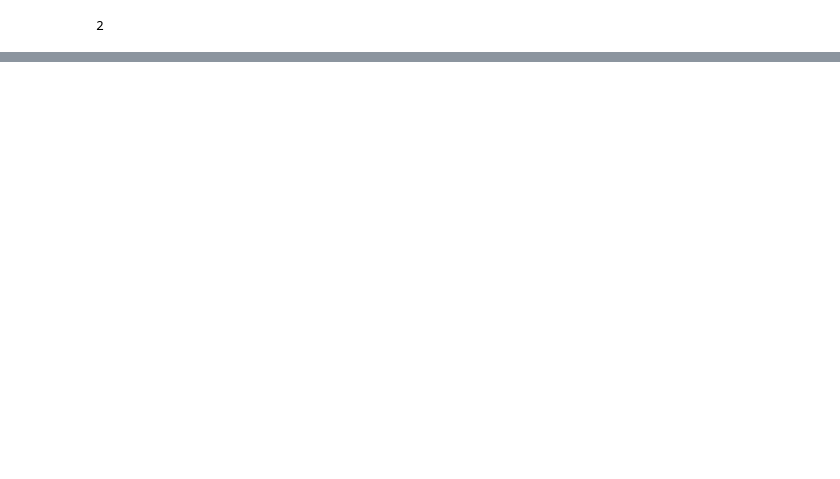
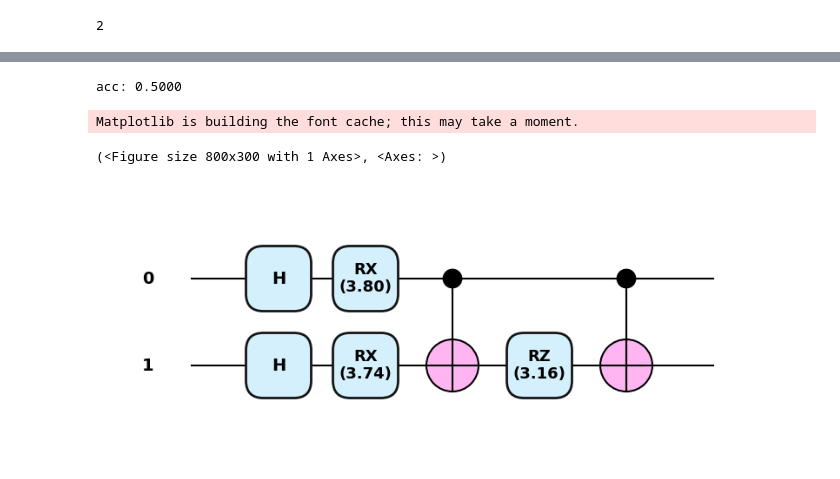
Before and after one commit to sebkaz-teaching/qml2025, a Jupyter notebook: cwiczenia/cw5.ipynb, the cells around one changed output, grey strips where cells are left out. Drawn from its saved outputs; the diff is of its cells as text; code cells hidden in the pictures; blank space fills up the shorter version.

```diff
--- a/cwiczenia/cw5.ipynb
+++ b/cwiczenia/cw5.ipynb
@@ -186,0 +287,6 @@ n_qubits
+# %%
+X_train = np.array(X_train, requires_grad=False)
+X_test = np.array(X_test, requires_grad=False)
+
+y_train = np.array(y_train, requires_grad=False)
+y_test = np.array(y_test, requires_grad=False)
@@ -186,0 +337,22 @@ n_qubits
+# %%
+print(f"acc: {accuracy_score(predictions2, y_test):.4f}")
+# %% [output]
+acc: 0.5000
+# %%
+def zz_feature_map(x, wires=[0,1]):
+    for i in range(len(wires)):
+        qml.Hadamard(wires=wires[i])
+
+    for i in range(len(wires)):
+        qml.RX(2 * x[i], wires=wires[i])
+
+    theta = (np.pi - x[0])* (np.pi - x[i])
+    qml.CNOT(wires=[wires[0], wires[1]])
+    qml.RZ(2 * theta, wires=wires[1])
+    qml.CNOT(wires=[wires[0], wires[1]])
+# %%
+qml.draw_mpl(zz_feature_map, style="pennylane", decimals=2, level='device')(X_train[0])
+# %% [output]
+Matplotlib is building the font cache; this may take a moment.
+(<Figure size 800x300 with 1 Axes>, <Axes: >)
+[figure, added]
```
Also changed, not shown: parts of 38 cells of this notebook, 25 other files.
